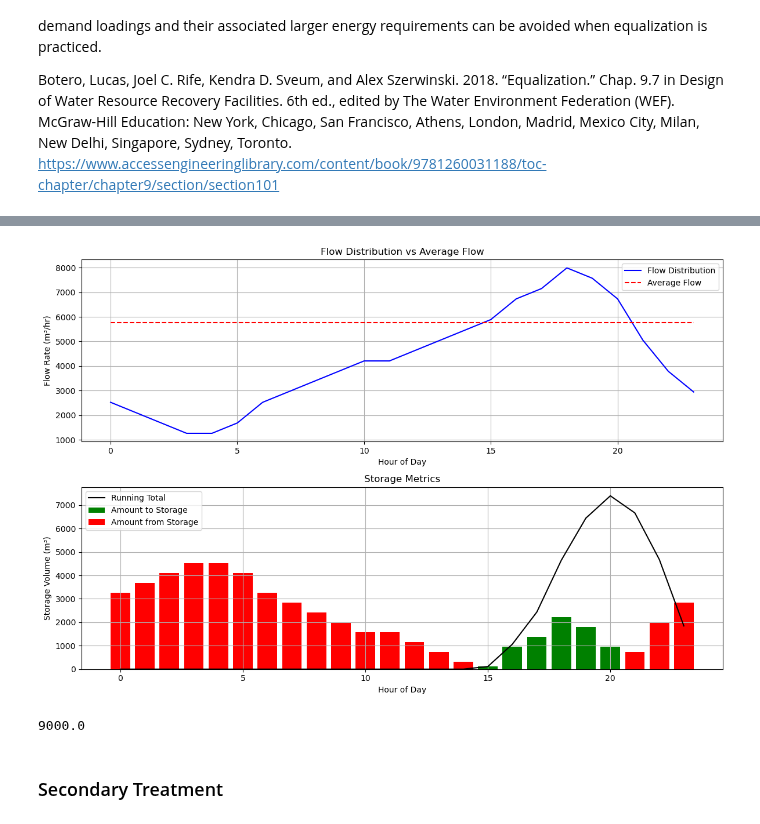
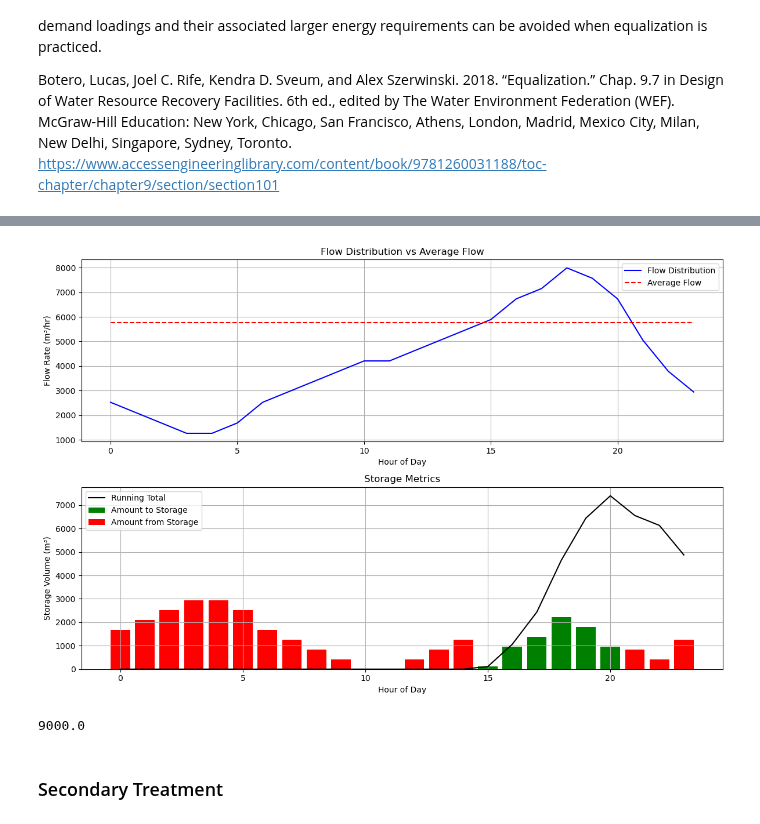
Before and after one commit to JMej0002/waterTreatmentProject2, a Jupyter notebook: Calculations/Group_10_Advance_water_treatment.ipynb, the cells around one changed output, grey strips where cells are left out. Saved outputs shown, nothing was run; the diff lists cells and outputs as text; code cells hidden in the pictures.

Commit message:
UPDATE DOCUMENT AND Calculations

```diff
--- a/Calculations/Group_10_Advance_water_treatment.ipynb
+++ b/Calculations/Group_10_Advance_water_treatment.ipynb
@@ -294,12 +294,12 @@ import numpy as np
 import matplotlib.pyplot as plt
 from IPython.display import display
 
-Q_new_peak = 138626.24  # m³/day
+Q_new_peak = 138626.24  # m³/day, this becomes the new peak flow rate taken from the calculation of the primary treatment.
 
 # Create data for the table
 data = {
     'Time of Day': [f"{i} to {i+1}" for i in range(0, 24)],
-    'Q averege flow (m³/hr)': [Q_total_projected_average/24] * 24,  # Constant average flow
+    'Q average flow (m³/hr)': [Q_total_projected_average/24] * 24,  # Constant average flow
     'Q new peak (m³/hr)': [Q_new_peak/24] * 24,  # Constant average flow
 }
 
@@ -315,7 +315,8 @@ flow_values = [coef * Q_total_projected_average/24 for coef in flow_coefficients
 data['Flow distribution Q (m³/hr)'] = flow_values[:24]
 
 # Calculate the difference
-data['Difference (Flow-Qavg) (m³/hr)'] = [q - data['Q new peak (m³/hr)'][0] for q in data['Flow distribution Q (m³/hr)']]
+data['Difference (Flow-Q new peak) (m³/hr)'] = [q - data['Q new peak (m³/hr)'][0] for q in data['Flow distribution Q (m³/hr)']]
+data['Difference (Flow-Qavg) (m³/hr)'] = [q - data['Q average flow (m³/hr)'][0] for q in data['Flow distribution Q (m³/hr)']]
 
 # Initialize storage calculations
 data['Amount to Storage (m³)'] = [0] * 24
@@ -325,23 +326,24 @@ data['Running Total in Storage (m³)'] = [0] * 24
 # Calculate storage values
 running_total = 0
 for i in range(24):
-    diff = data['Difference (Flow-Qavg) (m³/hr)'][i]
+    diff1 = data['Difference (Flow-Q new peak) (m³/hr)'][i]
+    diff2 = data['Difference (Flow-Qavg) (m³/hr)'][i]
 
     # If flow > avg, we add to storage
-    if diff > 0:
-        data['Amount to Storage (m³)'][i] = diff
+    if diff1 > 0:
+        data['Amount to Storage (m³)'][i] = diff1
         data['Amount from Storage (m³)'][i] = 0
-        running_total += diff
+        running_total += diff1
     # If flow < avg, we take from storage
     else:
       if running_total == 0:
         data['Amount to Storage (m³)'][i] = 0
-        data['Amount from Storage (m³)'][i] = abs(diff)
+        data['Amount from Storage (m³)'][i] = abs(diff2)
         running_total += 0
       else:
         data['Amount to Storage (m³)'][i] = 0
-        data['Amount from Storage (m³)'][i] = abs(diff)
-        running_total -= abs(diff)
+        data['Amount from Storage (m³)'][i] = abs(diff2)
+        running_total -= abs(diff2)
 
     data['Running Total in Storage (m³)'][i] = running_total
 
@@ -423,20 +425,20 @@ print (rounded_required_volume_equalizer)
 | 0 | 0 to 1 | 4205.447500 | 5776.093333 | 2523.268500 | -3252.824833 | ... |
 | 1 | 1 to 2 | 4205.447500 | 5776.093333 | 2102.723750 | -3673.369583 | ... |
 | 2 | 2 to 3 | 4205.447500 | 5776.093333 | 1682.179000 | -4093.914333 | ... |
 | 3 | 3 to 4 | 4205.447500 | 5776.093333 | 1261.634250 | -4514.459083 | ... |
 | 4 | 4 to 5 | 4205.447500 | 5776.093333 | 1261.634250 | -4514.459083 | ... |
 | 5 | 5 to 6 | 4205.447500 | 5776.093333 | 1682.179000 | -4093.914333 | ... |
 | 6 | 6 to 7 | 4205.447500 | 5776.093333 | 2523.268500 | -3252.824833 | ... |
 | 7 | 7 to 8 | 4205.447500 | 5776.093333 | 2943.813250 | -2832.280083 | ... |
 | 8 | 8 to 9 | 4205.447500 | 5776.093333 | 3364.358000 | -2411.735333 | ... |
 | 9 | 9 to 10 | 4205.447500 | 5776.093333 | 3784.902750 | -1991.190583 | ... |
 | ... | ... | ... | ... | ... | ... | ... |
 | 19 | 19 to 20 | 4205.447500 | 5776.093333 | 7569.805500 | 1793.712167 | ... |
 | 20 | 20 to 21 | 4205.447500 | 5776.093333 | 6728.716000 | 952.622667 | ... |
 | 21 | 21 to 22 | 4205.447500 | 5776.093333 | 5046.537000 | -729.556333 | ... |
 | 22 | 22 to 23 | 4205.447500 | 5776.093333 | 3784.902750 | -1991.190583 | ... |
 | 23 | 23 to 24 | 4205.447500 | 5776.093333 | 2943.813250 | -2832.280083 | ... |
-[figure, old version]
+[figure, new version]
 9000.0
 # %% [markdown]
 ### Secondary Treatment
```
Also changed, not shown: parts of 3 cells of this notebook, 7 other files.
